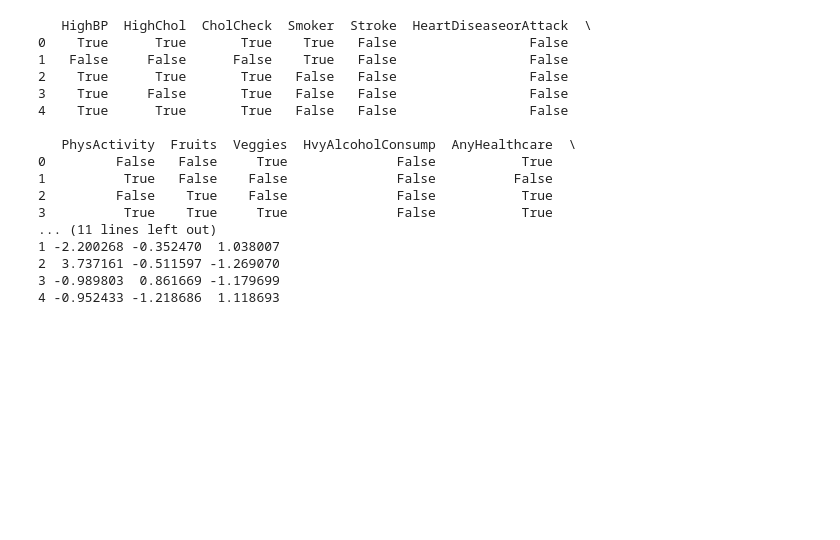
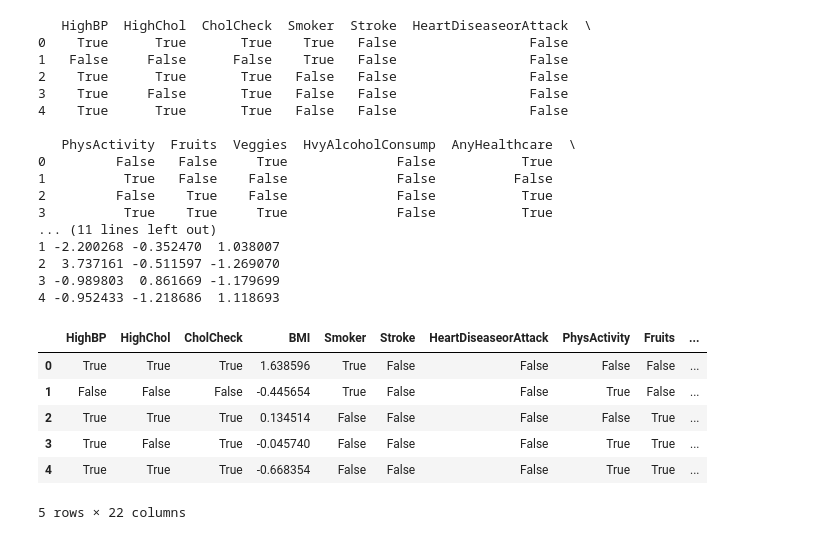
Before and after one commit to a-bautista/mlops_basics, a Jupyter notebook: MLOps_Fase1.ipynb, the cells around one changed output. Drawn from its saved outputs; the diff is of its cells as text; code cells hidden in the pictures; blank space fills up the shorter version.

```diff
--- a/MLOps_Fase1.ipynb
+++ b/MLOps_Fase1.ipynb
@@ -531,3 +527,13 @@ print(final_df.head())
 2  3.737161 -0.511597 -1.269070
 3 -0.989803  0.861669 -1.179699
 4 -0.952433 -1.218686  1.118693
+# %%
+data.head()
+# %% [output]
+|  | HighBP | HighChol | CholCheck | BMI | Smoker | Stroke | HeartDiseaseorAttack | PhysActivity | Fruits | ... |
+| 0 | True | True | True | 1.638596 | True | False | False | False | False | ... |
+| 1 | False | False | False | -0.445654 | True | False | False | True | False | ... |
+| 2 | True | True | True | 0.134514 | False | False | False | False | True | ... |
+| 3 | True | False | True | -0.045740 | False | False | False | True | True | ... |
+| 4 | True | True | True | -0.668354 | False | False | False | True | True | ... |
+5 rows × 22 columns
```
Also changed, not shown: parts of 36 cells of this notebook, 1 other file.
